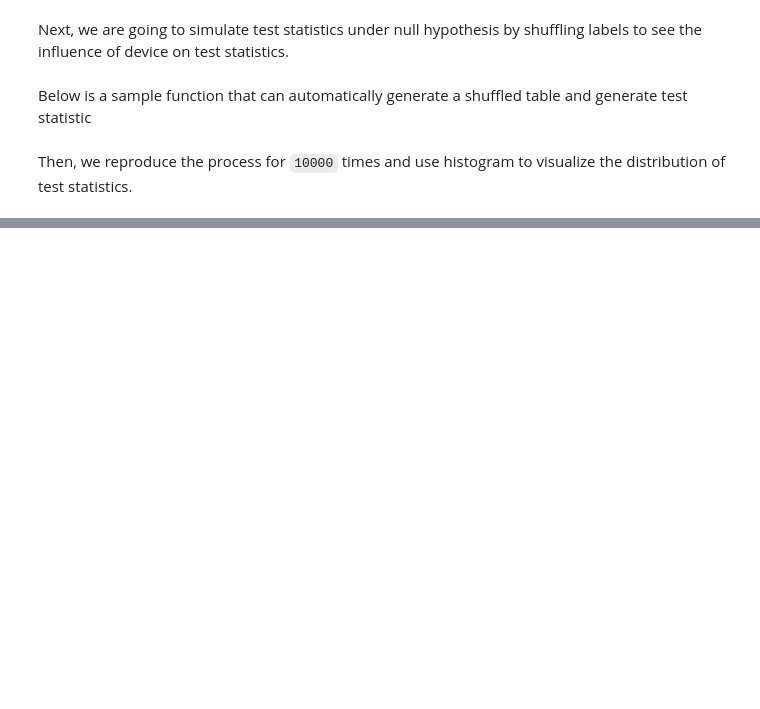
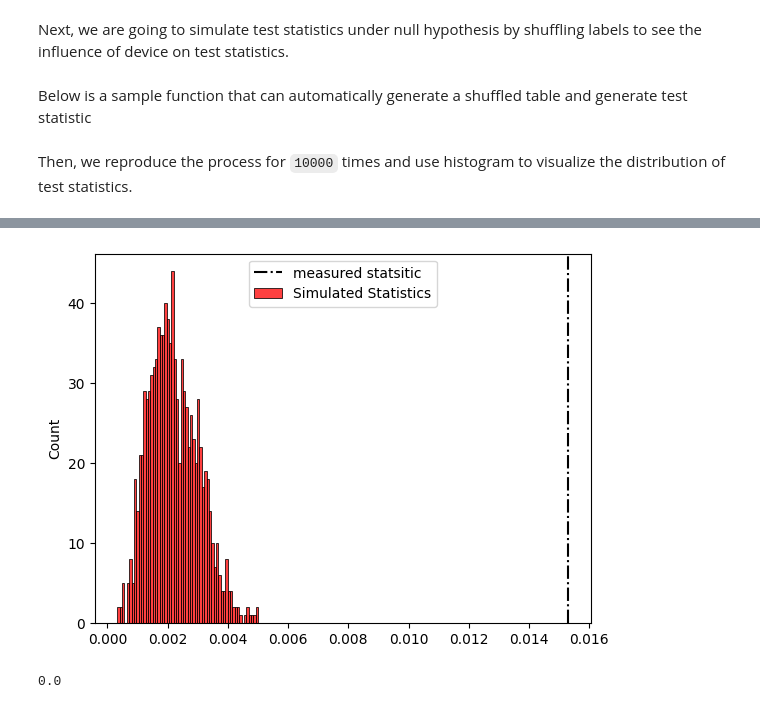
Before and after one commit to DYYasUNCStudent/DATA110, a Jupyter notebook: Final Project/AB testing.ipynb, the cells around one changed output, grey strips where cells are left out. Cells and saved outputs as stored; diff of their text form; code cells hidden in the pictures; blank space fills up the shorter version.

```diff
--- a/Final Project/AB testing.ipynb
+++ b/Final Project/AB testing.ipynb
@@ -140,0 +154,5 @@ usage: git remote [-v | --verbose]
+# %%
+do_test("operative_system", 1000)
+# %% [output]
+[figure, added]
+0.0
```
Also changed, not shown: parts of 17 cells of this notebook.
